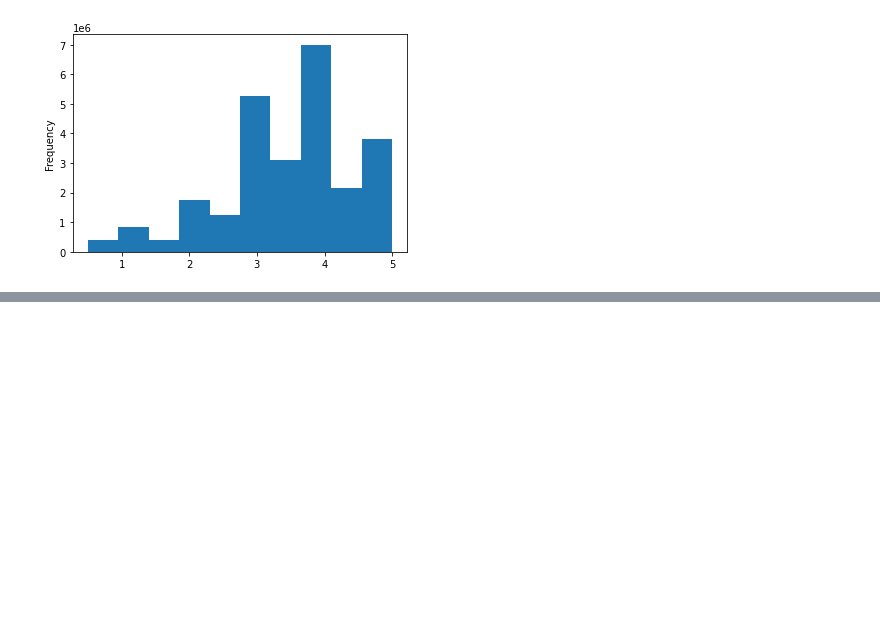
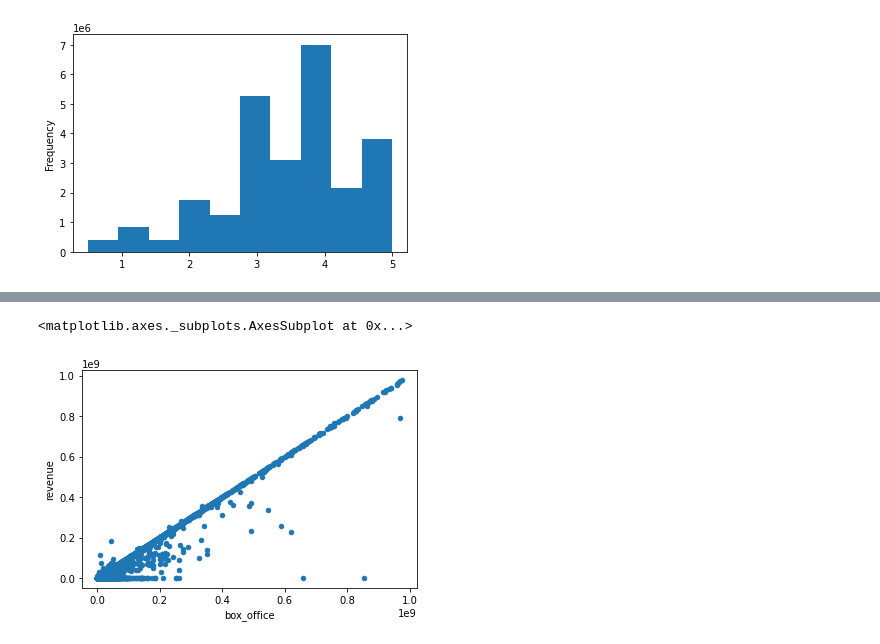
Before and after one commit to amelinn9/movies-ETL, a Jupyter notebook: movies_ETL.ipynb, the cells around one changed output, grey strips where cells are left out. Saved outputs shown, nothing was run; the diff lists cells and outputs as text; code cells hidden in the pictures; blank space fills up the shorter version.

```diff
--- a/movies_ETL.ipynb
+++ b/movies_ETL.ipynb
@@ -880,0 +958,6 @@ Name: rating, dtype: float64
+# %%
+# look for everything less than 1 billion in box_office
+movies_df.fillna(0)[movies_df['box_office'] < 10**9].plot(x='box_office', y='revenue', kind='scatter')
+# %% [output]
+<matplotlib.axes._subplots.AxesSubplot at 0x...>
+[figure, added]
```
Also changed, not shown: parts of 30 cells of this notebook.
